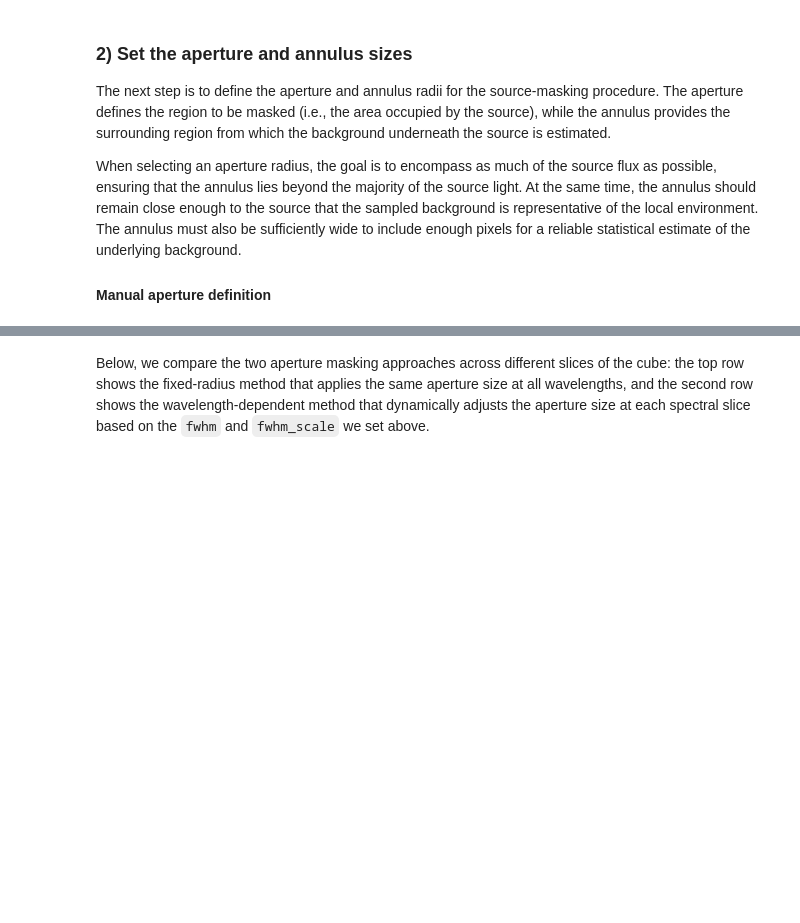
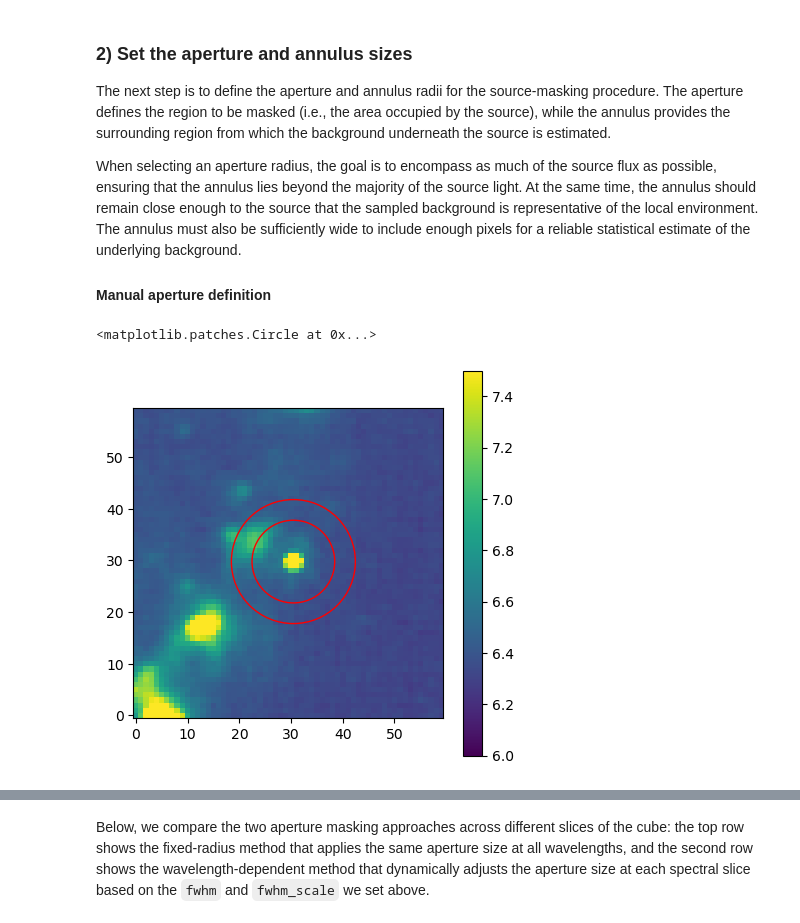
Before and after one commit to brynickson/AstroBkgInterp, a Jupyter notebook: AstroBkgInterp_Tutorial_MIRI_Imaging.ipynb, the cells around one changed output, grey strips where cells are left out. Cells and saved outputs as stored; diff of their text form; code cells hidden in the pictures; blank space fills up the shorter version.

```diff
--- a/AstroBkgInterp_Tutorial_MIRI_Imaging.ipynb
+++ b/AstroBkgInterp_Tutorial_MIRI_Imaging.ipynb
@@ -168,17 +177,20 @@ When selecting an aperture radius, the goal is to encompass as much of the sourc
 
 #### Manual aperture definition
 # %%
-aper_rad = 4
-ann_width = 2
+aper_rad = 8
+ann_width = 4
 
 plt.figure(figsize=(5, 5))
 plt.imshow(data_cutout, vmax=7.5, vmin=6.0, origin='lower')
 plt.colorbar()
 
-circ = Circle((srcx, srcy), radius=aper_rad, color='r', fill=False)
-annin = Circle((srcx, srcy), radius=aper_rad+ann_width, color='r', fill=False)
+circ = Circle((src_x, src_y), radius=aper_rad, color='r', fill=False)
+annin = Circle((src_x, src_y), radius=aper_rad+ann_width, color='r', fill=False)
 plt.gca().add_patch(circ)
 plt.gca().add_patch(annin)
+# %% [output]
+<matplotlib.patches.Circle at 0x...>
+[figure, added]
 # %%
 # Extract wavelength array from WCS metadata table
 WAVEfull = hdu[5].data['WAVELENGTH'][0]
```
Also changed, not shown: parts of 8 cells of this notebook.
